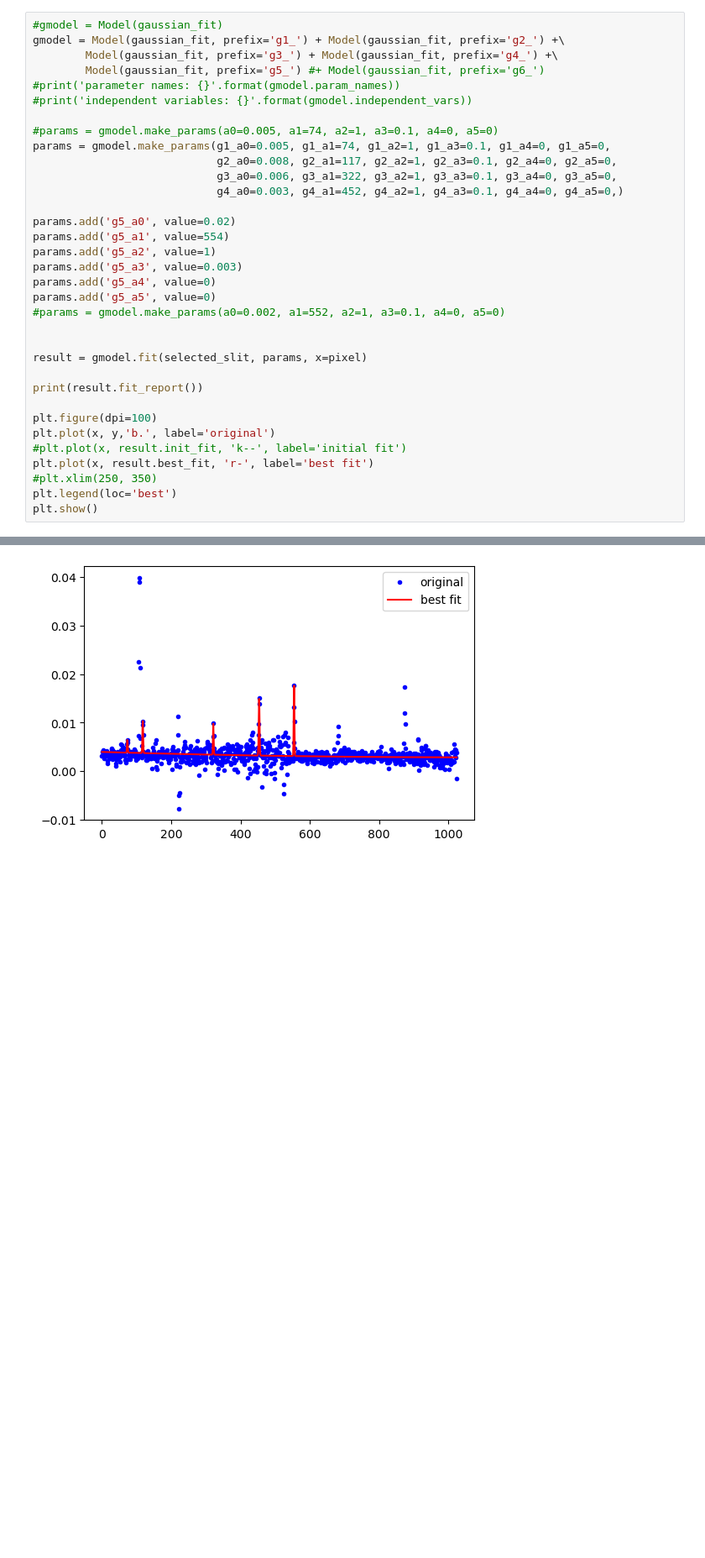
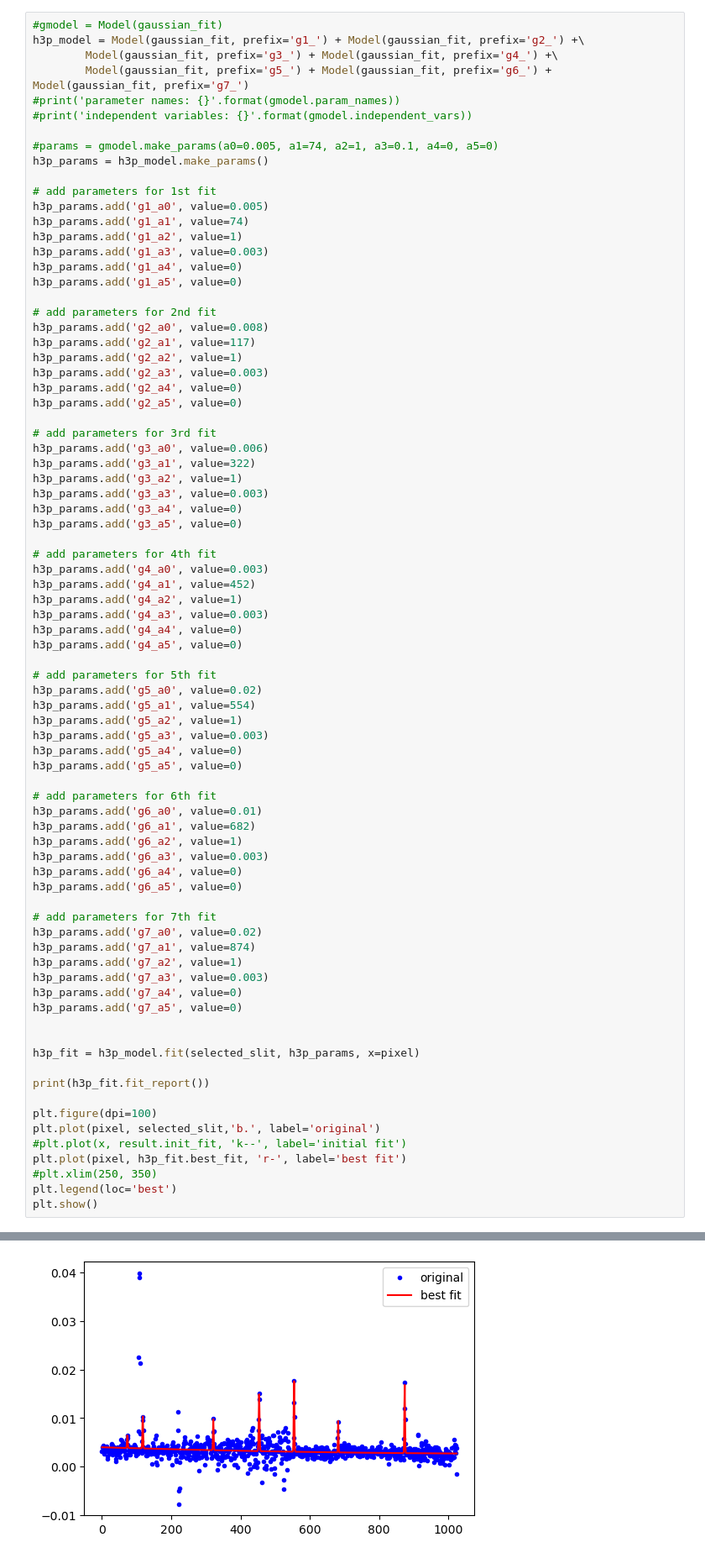
Before and after one commit to ruoyanwangdr/Dynamics-of-Jovian-Infrared-Auroral-Ionosphere-and-Thermosphere, a Jupyter notebook: h3p.ipynb, the cells around one changed output, grey strips where cells are left out. Shown at 84% size. Drawn from its saved outputs; the diff is of its cells as text; blank space fills up the shorter version.

Commit message:
Debug fitting model

```diff
--- a/h3p.ipynb
+++ b/h3p.ipynb
@@ -216,34 +225,79 @@ plt.xlim(540,560)
 # %%
 #gmodel = Model(gaussian_fit)
-gmodel = Model(gaussian_fit, prefix='g1_') + Model(gaussian_fit, prefix='g2_') +\
+h3p_model = Model(gaussian_fit, prefix='g1_') + Model(gaussian_fit, prefix='g2_') +\
         Model(gaussian_fit, prefix='g3_') + Model(gaussian_fit, prefix='g4_') +\
-        Model(gaussian_fit, prefix='g5_') #+ Model(gaussian_fit, prefix='g6_')
+        Model(gaussian_fit, prefix='g5_') + Model(gaussian_fit, prefix='g6_') + Model(gaussian_fit, prefix='g7_')
 #print('parameter names: {}'.format(gmodel.param_names))
 #print('independent variables: {}'.format(gmodel.independent_vars))
 
 #params = gmodel.make_params(a0=0.005, a1=74, a2=1, a3=0.1, a4=0, a5=0)
-params = gmodel.make_params(g1_a0=0.005, g1_a1=74, g1_a2=1, g1_a3=0.1, g1_a4=0, g1_a5=0,
-                            g2_a0=0.008, g2_a1=117, g2_a2=1, g2_a3=0.1, g2_a4=0, g2_a5=0,
-                            g3_a0=0.006, g3_a1=322, g3_a2=1, g3_a3=0.1, g3_a4=0, g3_a5=0,
-                            g4_a0=0.003, g4_a1=452, g4_a2=1, g4_a3=0.1, g4_a4=0, g4_a5=0,)
+h3p_params = h3p_model.make_params()
 
-params.add('g5_a0', value=0.02)
-params.add('g5_a1', value=554)
-params.add('g5_a2', value=1)
-params.add('g5_a3', value=0.003)
-params.add('g5_a4', value=0)
-params.add('g5_a5', value=0)
-#params = gmodel.make_params(a0=0.002, a1=552, a2=1, a3=0.1, a4=0, a5=0)
+# add parameters for 1st fit
+h3p_params.add('g1_a0', value=0.005)
+h3p_params.add('g1_a1', value=74)
+h3p_params.add('g1_a2', value=1)
+h3p_params.add('g1_a3', value=0.003)
+h3p_params.add('g1_a4', value=0)
+h3p_params.add('g1_a5', value=0)
+
+# add parameters for 2nd fit
+h3p_params.add('g2_a0', value=0.008)
+h3p_params.add('g2_a1', value=117)
+h3p_params.add('g2_a2', value=1)
+h3p_params.add('g2_a3', value=0.003)
+h3p_params.add('g2_a4', value=0)
+h3p_params.add('g2_a5', value=0)
+
+# add parameters for 3rd fit
+h3p_params.add('g3_a0', value=0.006)
+h3p_params.add('g3_a1', value=322)
+h3p_params.add('g3_a2', value=1)
+h3p_params.add('g3_a3', value=0.003)
+h3p_params.add('g3_a4', value=0)
+h3p_params.add('g3_a5', value=0)
+
+# add parameters for 4th fit
+h3p_params.add('g4_a0', value=0.003)
+h3p_params.add('g4_a1', value=452)
+h3p_params.add('g4_a2', value=1)
+h3p_params.add('g4_a3', value=0.003)
+h3p_params.add('g4_a4', value=0)
+h3p_params.add('g4_a5', value=0)
+
+# add parameters for 5th fit
+h3p_params.add('g5_a0', value=0.02)
+h3p_params.add('g5_a1', value=554)
+h3p_params.add('g5_a2', value=1)
+h3p_params.add('g5_a3', value=0.003)
+h3p_params.add('g5_a4', value=0)
+h3p_params.add('g5_a5', value=0)
+
+# add parameters for 6th fit
+h3p_params.add('g6_a0', value=0.01)
+h3p_params.add('g6_a1', value=682)
+h3p_params.add('g6_a2', value=1)
+h3p_params.add('g6_a3', value=0.003)
+h3p_params.add('g6_a4', value=0)
+h3p_params.add('g6_a5', value=0)
+
+# add parameters for 7th fit
+h3p_params.add('g7_a0', value=0.02)
+h3p_params.add('g7_a1', value=874)
+h3p_params.add('g7_a2', value=1)
+h3p_params.add('g7_a3', value=0.003)
+h3p_params.add('g7_a4', value=0)
+h3p_params.add('g7_a5', value=0)
 
 
-result = gmodel.fit(selected_slit, params, x=pixel)
+h3p_fit = h3p_model.fit(selected_slit, h3p_params, x=pixel)
 
-print(result.fit_report())
+print(h3p_fit.fit_report())
 
 plt.figure(dpi=100)
-plt.plot(x, y,'b.', label='original')
+plt.plot(pixel, selected_slit,'b.', label='original')
 #plt.plot(x, result.init_fit, 'k--', label='initial fit')
-plt.plot(x, result.best_fit, 'r-', label='best fit')
+plt.plot(pixel, h3p_fit.best_fit, 'r-', label='best fit')
 #plt.xlim(250, 350)
 plt.legend(loc='best')
 plt.show()
@@ -268,4 +322,4 @@ plt.show()
-[figure, old version]
+[figure, new version]
 # %% [markdown]
 # plot more slits
 multi_slit = subtracted[45:80,]
```
Also changed, not shown: parts of 4 cells of this notebook.
